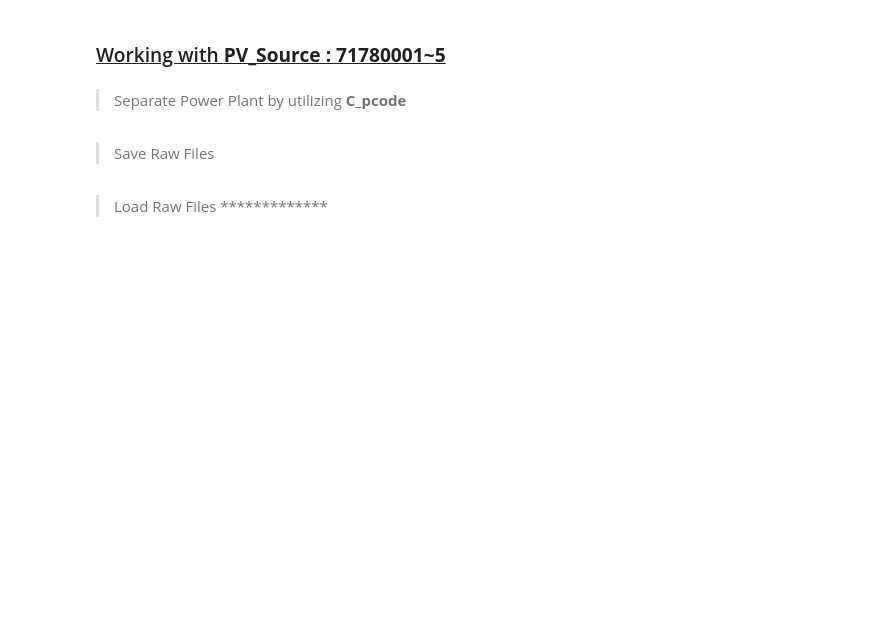
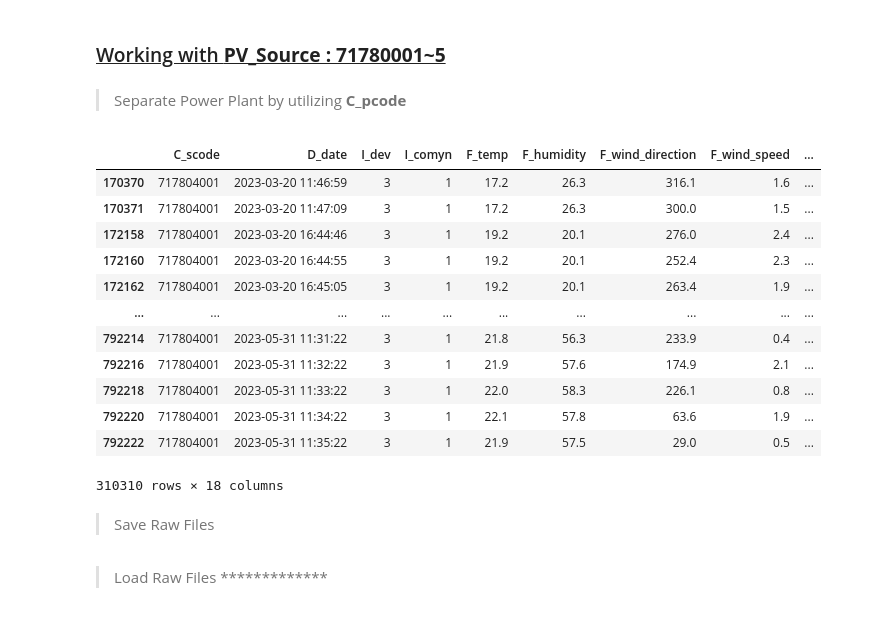
Before and after one commit to RBM-D-Xundullah/ENS-2Y-9P-EDSvDDQL, a Jupyter notebook: Data-AcquisitionPreprocessing.ipynb, the cells around one changed output. Cells and saved outputs as stored; diff of their text form; code cells hidden in the pictures; blank space fills up the shorter version.

```diff
--- a/Data-AcquisitionPreprocessing.ipynb
+++ b/Data-AcquisitionPreprocessing.ipynb
@@ -328,6 +422,23 @@ tbl_pvdat_71780002 = tbl_pvdat[tbl_pvdat['C_pcode']=='71780002']
 tbl_pvdat_71780003 = tbl_pvdat[tbl_pvdat['C_pcode']=='71780003']
 tbl_pvdat_71780004 = tbl_pvdat[tbl_pvdat['C_pcode']=='71780004']
 tbl_pvdat_71780005 = tbl_pvdat[tbl_pvdat['C_pcode']=='71780005']
+# %%
+tbl_w_dat_717804001 = tbl_w_dat[tbl_w_dat['C_scode']==3000]
+tbl_w_dat_717804001
+# %% [output]
+|  | C_scode | D_date | I_dev | I_comyn | F_temp | F_humidity | F_wind_direction | F_wind_speed | ... |
+| 170370 | 717804001 | 2023-03-20 11:46:59 | 3 | 1 | 17.2 | 26.3 | 316.1 | 1.6 | ... |
+| 170371 | 717804001 | 2023-03-20 11:47:09 | 3 | 1 | 17.2 | 26.3 | 300.0 | 1.5 | ... |
+| 172158 | 717804001 | 2023-03-20 16:44:46 | 3 | 1 | 19.2 | 20.1 | 276.0 | 2.4 | ... |
+| 172160 | 717804001 | 2023-03-20 16:44:55 | 3 | 1 | 19.2 | 20.1 | 252.4 | 2.3 | ... |
+| 172162 | 717804001 | 2023-03-20 16:45:05 | 3 | 1 | 19.2 | 20.1 | 263.4 | 1.9 | ... |
+| ... | ... | ... | ... | ... | ... | ... | ... | ... | ... |
+| 792214 | 717804001 | 2023-05-31 11:31:22 | 3 | 1 | 21.8 | 56.3 | 233.9 | 0.4 | ... |
+| 792216 | 717804001 | 2023-05-31 11:32:22 | 3 | 1 | 21.9 | 57.6 | 174.9 | 2.1 | ... |
+| 792218 | 717804001 | 2023-05-31 11:33:22 | 3 | 1 | 22.0 | 58.3 | 226.1 | 0.8 | ... |
+| 792220 | 717804001 | 2023-05-31 11:34:22 | 3 | 1 | 22.1 | 57.8 | 63.6 | 1.9 | ... |
+| 792222 | 717804001 | 2023-05-31 11:35:22 | 3 | 1 | 21.9 | 57.5 | 29.0 | 0.5 | ... |
+310310 rows × 18 columns
 # %% [markdown]
 > Save Raw Files
 # %%
```
Also changed, not shown: parts of 11 cells of this notebook, 39 other files.
